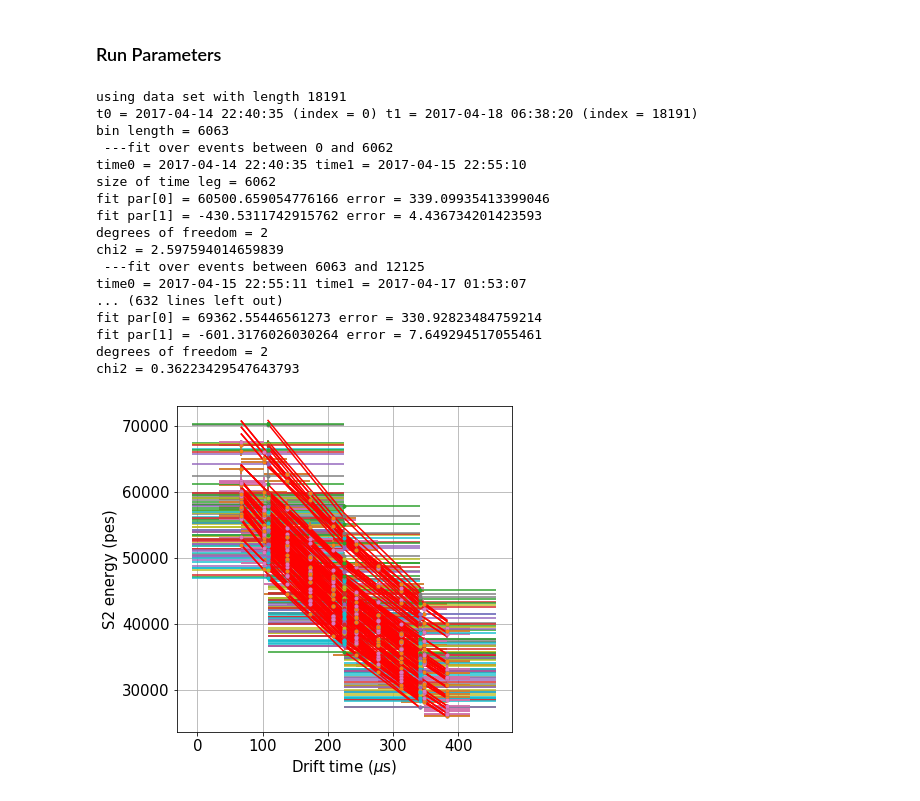
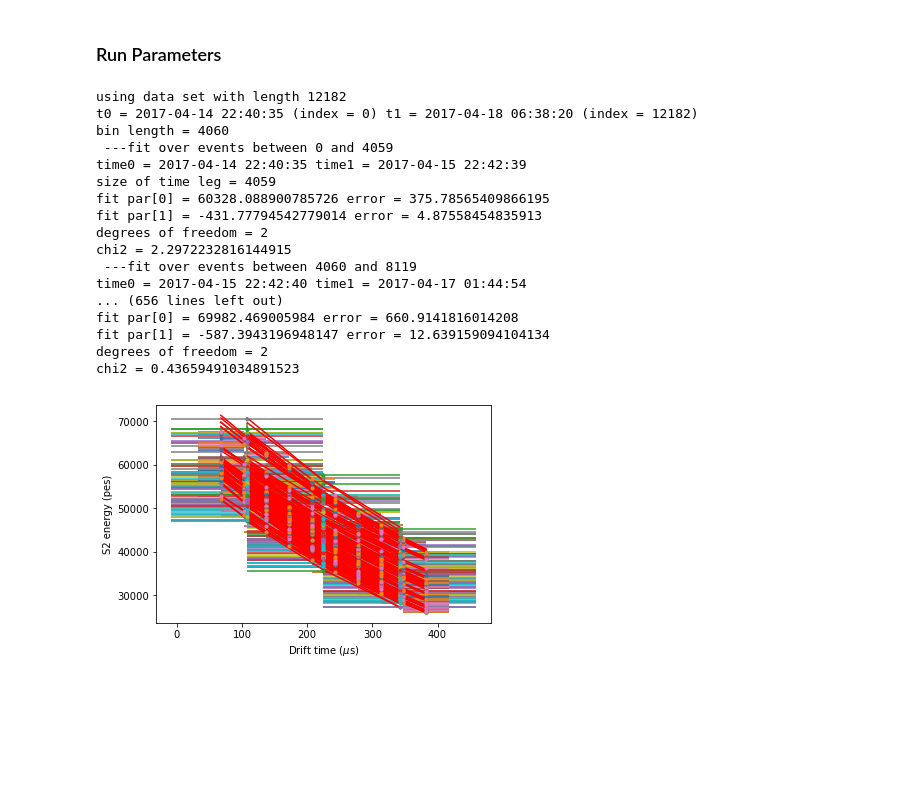
Before and after one commit to bpalmeiro/ICARO, a Jupyter notebook: icaro/Kryptonite/alphas-lifetime-all.ipynb, the cells around one changed output. Drawn from its saved outputs; the diff is of its cells as text; code cells hidden in the pictures; blank space fills up the shorter version.

```diff
--- a/icaro/Kryptonite/alphas-lifetime-all.ipynb
+++ b/icaro/Kryptonite/alphas-lifetime-all.ipynb
@@ -101,11 +103,11 @@ runs = [3645,
         3824,
         3826,
         3829,
-#run 3855
         3883,
         3888,
         3897,
-        3900]
+        3900,
+        3903]
 # %%
 LT  = {}
 times = []
@@ -132,6 +134,8 @@ for run_number in runs:
     r = event_rate(full)
     st = datetime.datetime.fromtimestamp(full.time[-1:]).strftime('%Y-%m-%d %H:%M:%S')
     core = full[full.R < 100]     # Cuts
+
+
     zrange =   50, 400
     Erange = 1e+3, 70e3
     nbins = 10
@@ -141,51 +145,64 @@ for run_number in runs:
                     nbins=nbins,
                     fitpar=(50000,-300), label=("Drift time ($\mu$s)", "S2 energy (pes)"))
 
-    cz = core[in_range(core.Z ,50, 400)]
+
+
+    cz = core[in_range(core.Z, 50, 400)]
+
+    cz = cz[cz.S2e  >  400*units.pes * 11] # michel sorel cuts
+    cz = cz [cz.S1e   >   100*units.pes * 11]
+    cz = cz [cz.S2w   > 3.5] # units of mus!!!
+    cz = cz [cz.S2w   <  25] # units of mus!!!
+    cz = cz [cz.S1w   >  300*units.ns]
+    cz = cz [cz.S1w   < 1000*units.ns]
+    cz = cz [cz.S1t   >  100*units.mus]
+    cz = cz [cz.S2t   <  700*units.mus]
+    cz = cz [cz.R     <  100*units.mm] # fidc
+
 
     s1es.append(cz.S1e.mean())
     s2es.append(cz.S2e.mean())
     zs  .append(cz.Z  .mean())
 
     zrange =   50, 400
     Erange = 1e+3, 70e3
     nbins = 10
     F, x, y, sy = profile_and_fit(cz.Z, cz.S2e,
                         xrange=zrange,
                         yrange=Erange,
                         nbins=nbins,
                         fitpar=(50000,-300), label=("Drift time ($\mu$s)", "S2 energy (pes)"))
     st0 = time_from_timestamp(full.time[0])
     st1 = time_from_timestamp(full.time[-1:])
     CHI2, LAMBDA, ELAMBDA, TSTAMP, TIME = lifetime(dst=cz, zrange=(50,400), Erange=(1e+3, 80e3), nbins=3)
 
     times.append(TIME[np.argmin(ELAMBDA)])
     lifetimes.append(-np.array(LAMBDA)[np.argmin(ELAMBDA)])
     elambdas .append( np.min (ELAMBDA))
     LT[run_number] = -np.array(LAMBDA)[np.argmin(ELAMBDA)]
 
     times_all.extend(TIME)
     lifetimes_all.extend(-np.array(LAMBDA))
     elambdas_all.extend(ELAMBDA)
 # %% [output]
-using data set with length 18191
-t0 = 2017-04-14 22:40:35 (index = 0) t1 = 2017-04-18 06:38:20 (index = 18191)
-bin length = 6063
- ---fit over events between 0 and 6062
-time0 = 2017-04-14 22:40:35 time1 = 2017-04-15 22:55:10
-size of time leg = 6062
-fit par[0] = 60500.659054776166 error = 339.09935413399046
-fit par[1] = -430.5311742915762 error = 4.436734201423593
+using data set with length 12182
+t0 = 2017-04-14 22:40:35 (index = 0) t1 = 2017-04-18 06:38:20 (index = 12182)
+bin length = 4060
+ ---fit over events between 0 and 4059
+time0 = 2017-04-14 22:40:35 time1 = 2017-04-15 22:42:39
+size of time leg = 4059
+fit par[0] = 60328.088900785726 error = 375.78565409866195
+fit par[1] = -431.77794542779014 error = 4.87558454835913
 degrees of freedom = 2
-chi2 = 2.597594014659839
- ---fit over events between 6063 and 12125
-time0 = 2017-04-15 22:55:11 time1 = 2017-04-17 01:53:07
-... (632 lines left out)
-fit par[0] = 69362.55446561273 error = 330.92823484759214
-fit par[1] = -601.3176026030264 error = 7.649294517055461
+chi2 = 2.2972232816144915
+ ---fit over events between 4060 and 8119
+time0 = 2017-04-15 22:42:40 time1 = 2017-04-17 01:44:54
+... (656 lines left out)
+fit par[0] = 69982.469005984 error = 660.9141816014208
+fit par[1] = -587.3943196948147 error = 12.639159094104134
 degrees of freedom = 2
-chi2 = 0.36223429547643793
+chi2 = 0.43659491034891523
-[figure, old version]
+[figure, new version]
 # %%
 times = np.array(times)
 times_all = np.array(times_all)
```
Also changed, not shown: parts of 13 cells of this notebook.
